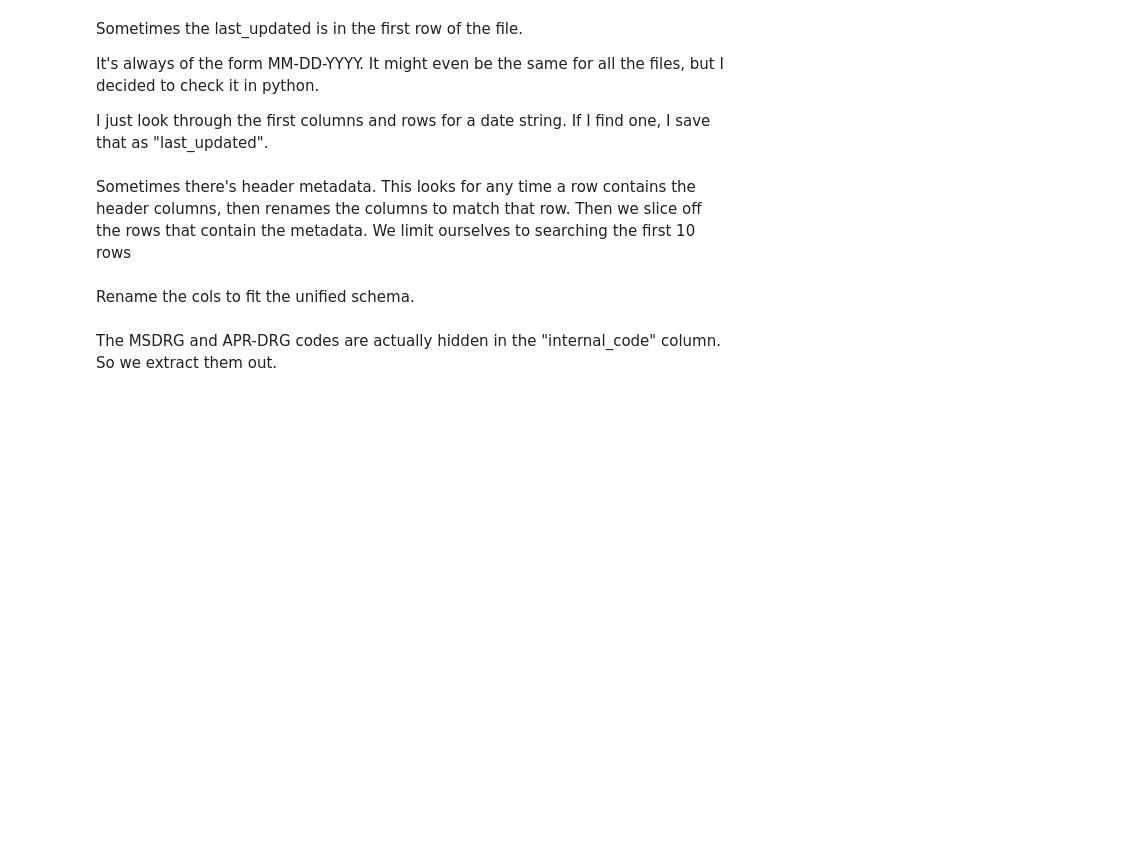
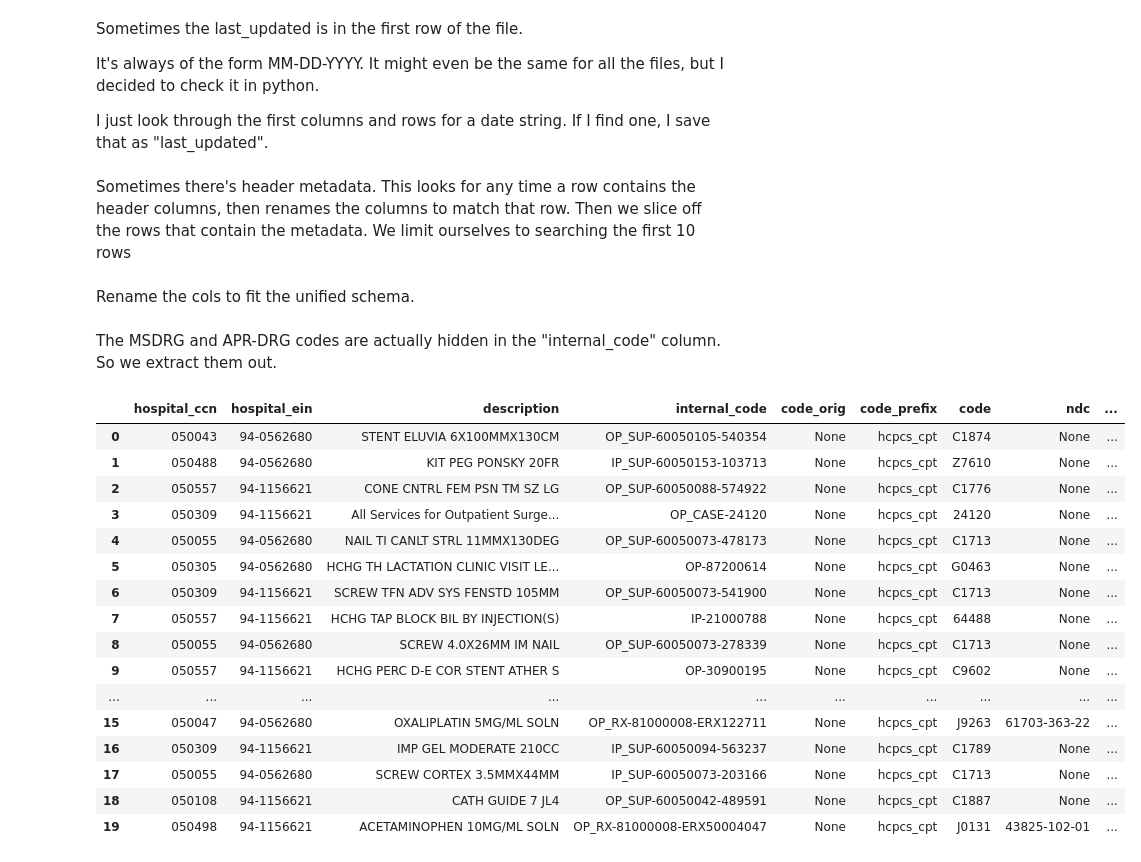
Before and after one commit to dolthub/data-analysis, a Jupyter notebook: hospital-price-transparency/data_cleaning_examples/sutter_health.ipynb, the cells around one changed output. Cells and saved outputs as stored; diff of their text form; code cells hidden in the pictures; blank space fills up the shorter version.

```diff
--- a/hospital-price-transparency/data_cleaning_examples/sutter_health.ipynb
+++ b/hospital-price-transparency/data_cleaning_examples/sutter_health.ipynb
@@ -117,11 +117,11 @@ def extract_noncpt(df):
     # from anything
     df_hcpcs = df.with_columns([
         pl.lit('hcpcs_cpt').alias('code_prefix'),
-        pl.lit(None).alias('code_orig'),
+        pl.lit(None).alias('code_orig').cast(str),
     ]).filter(pl.col('hcpcs_cpt').is_not_null()).rename({'hcpcs_cpt':'code'})
 
     # In order to stack the dataframes we need to make sure they all have the
-    # same column order. Pick one column and reoirder
+    # same column order. Pick one column and reorder the others
     col_order = df_aprdrg.columns
     df_msdrg = df_msdrg.select(col_order)
     df_hcpcs = df_hcpcs.select(col_order)
@@ -240,3 +242,44 @@ for row in tqdm(files.rows()):
     dfs.append(df)
 # %%
 pl.concat(dfs).write_csv('sutter.csv')
+# %%
+col_order = [
+    'hospital_ccn',
+    'hospital_ein',
+    'description',
+    'internal_code',
+    'code_orig',
+    'code_prefix',
+    'code',
+    'ndc',
+    'rev_code',
+    'patient_class',
+    'payer_category',
+    'payer_orig',
+    'payer_name',
+    'plan_name',
+    'rate',
+    'filename',
+    'file_last_updated',
+    'url',
+]
+# %%
+pl.concat(dfs).sample(20).select(col_order).to_pandas()
+# %% [output]
+|  | hospital_ccn | hospital_ein | description | internal_code | code_orig | code_prefix | code | ndc | ... |
+| 0 | 050043 | 94-0562680 | STENT ELUVIA 6X100MMX130CM | OP_SUP-60050105-540354 | None | hcpcs_cpt | C1874 | None | ... |
+| 1 | 050488 | 94-0562680 | KIT PEG PONSKY 20FR | IP_SUP-60050153-103713 | None | hcpcs_cpt | Z7610 | None | ... |
+| 2 | 050557 | 94-1156621 | CONE CNTRL FEM PSN TM SZ LG | OP_SUP-60050088-574922 | None | hcpcs_cpt | C1776 | None | ... |
+| 3 | 050309 | 94-1156621 | All Services for Outpatient Surge... | OP_CASE-24120 | None | hcpcs_cpt | 24120 | None | ... |
+| 4 | 050055 | 94-0562680 | NAIL TI CANLT STRL 11MMX130DEG | OP_SUP-60050073-478173 | None | hcpcs_cpt | C1713 | None | ... |
+| 5 | 050305 | 94-0562680 | HCHG TH LACTATION CLINIC VISIT LE... | OP-87200614 | None | hcpcs_cpt | G0463 | None | ... |
+| 6 | 050309 | 94-1156621 | SCREW TFN ADV SYS FENSTD 105MM | OP_SUP-60050073-541900 | None | hcpcs_cpt | C1713 | None | ... |
+| 7 | 050557 | 94-1156621 | HCHG TAP BLOCK BIL BY INJECTION(S) | IP-21000788 | None | hcpcs_cpt | 64488 | None | ... |
+| 8 | 050055 | 94-0562680 | SCREW 4.0X26MM IM NAIL | OP_SUP-60050073-278339 | None | hcpcs_cpt | C1713 | None | ... |
+| 9 | 050557 | 94-1156621 | HCHG PERC D-E COR STENT ATHER S | OP-30900195 | None | hcpcs_cpt | C9602 | None | ... |
+| ... | ... | ... | ... | ... | ... | ... | ... | ... | ... |
+| 15 | 050047 | 94-0562680 | OXALIPLATIN 5MG/ML SOLN | OP_RX-81000008-ERX122711 | None | hcpcs_cpt | J9263 | 61703-363-22 | ... |
+| 16 | 050309 | 94-1156621 | IMP GEL MODERATE 210CC | IP_SUP-60050094-563237 | None | hcpcs_cpt | C1789 | None | ... |
+| 17 | 050055 | 94-0562680 | SCREW CORTEX 3.5MMX44MM | IP_SUP-60050073-203166 | None | hcpcs_cpt | C1713 | None | ... |
+| 18 | 050108 | 94-1156621 | CATH GUIDE 7 JL4 | OP_SUP-60050042-489591 | None | hcpcs_cpt | C1887 | None | ... |
+| 19 | 050498 | 94-1156621 | ACETAMINOPHEN 10MG/ML SOLN | OP_RX-81000008-ERX50004047 | None | hcpcs_cpt | J0131 | 43825-102-01 | ... |
```
Also changed, not shown: parts of 2 cells of this notebook.
